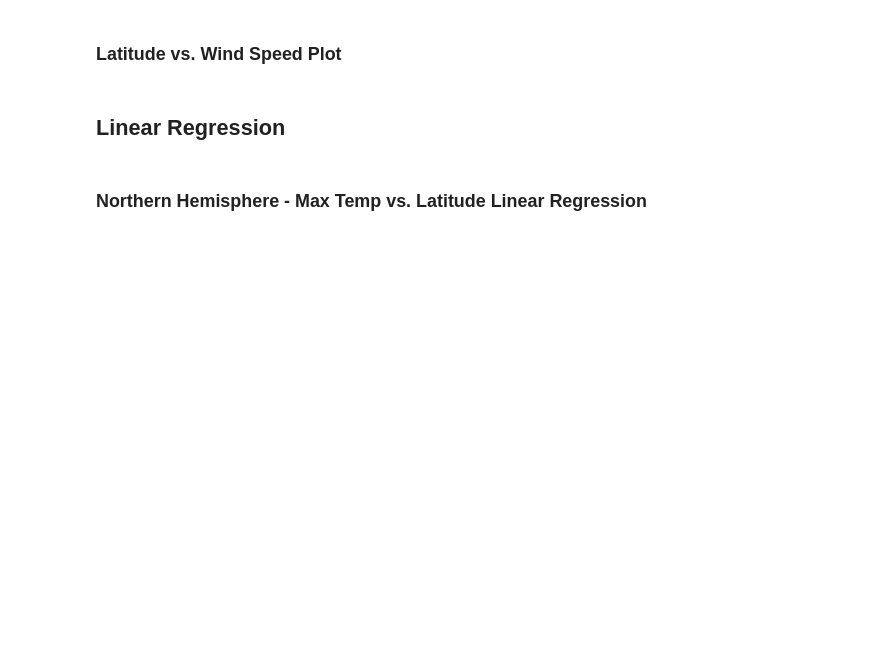
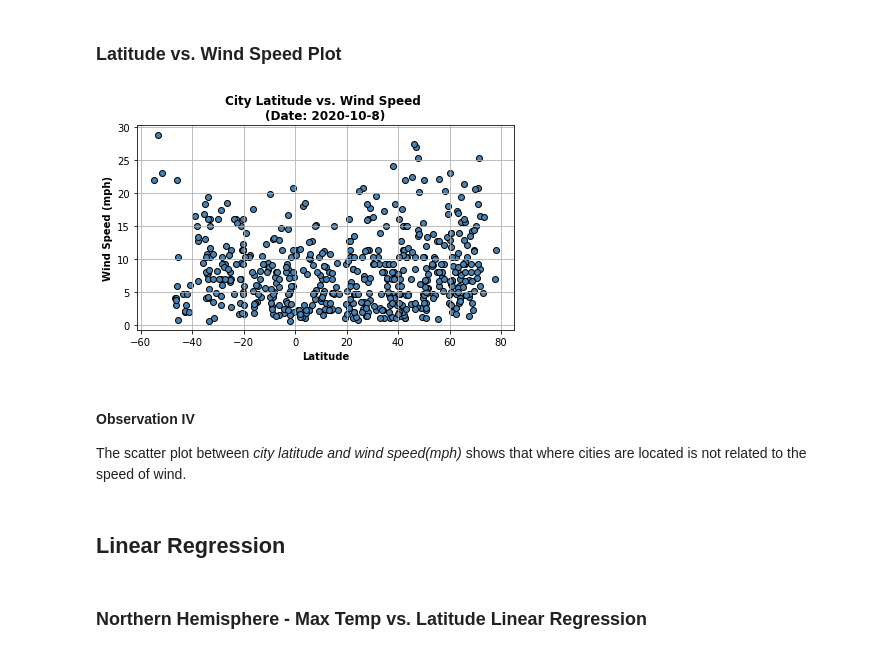
Before and after one commit to abpuccini/API-Challenge, a Jupyter notebook: WeatherPy/WeatherPy.ipynb, the cells around one changed output. Drawn from its saved outputs; the diff is of its cells as text; code cells hidden in the pictures; blank space fills up the shorter version.

```diff
--- a/WeatherPy/WeatherPy.ipynb
+++ b/WeatherPy/WeatherPy.ipynb
@@ -250,22 +332,28 @@ plt.show()
 ### Latitude vs. Wind Speed Plot
 # %%
 # Create scatter plot between Latitude and Wind Speed
-lat_wind = plt.scatter(weather_data_df['Latitude'],
+lat_wind = plt.scatter(cities_lat,
                        weather_data_df['Wind Speed'],
                        marker='o',
                        color='steelblue',
                        edgecolor='black')
 
 # Add title&labels and modify plot&layout
 plt.title(f'City Latitude vs. Wind Speed \n(Date: {date})', fontweight='bold')
 plt.xlabel('Latitude', fontweight='bold')
 plt.ylabel('Wind Speed (mph)', fontweight='bold')
 plt.grid()
 plt.tight_layout()
 
 # Save figure and show the the plot
 plt.savefig('Images/lat_wind.png')
 plt.show()
+# %% [output]
+[figure, added]
+# %% [markdown]
+#### Observation IV
+
+The scatter plot between *city latitude and wind speed(mph)* shows that where cities are located is not related to the speed of wind.
 # %% [markdown]
 ## Linear Regression
 # %%
```
Also changed, not shown: parts of 27 cells of this notebook, 12 other files.
